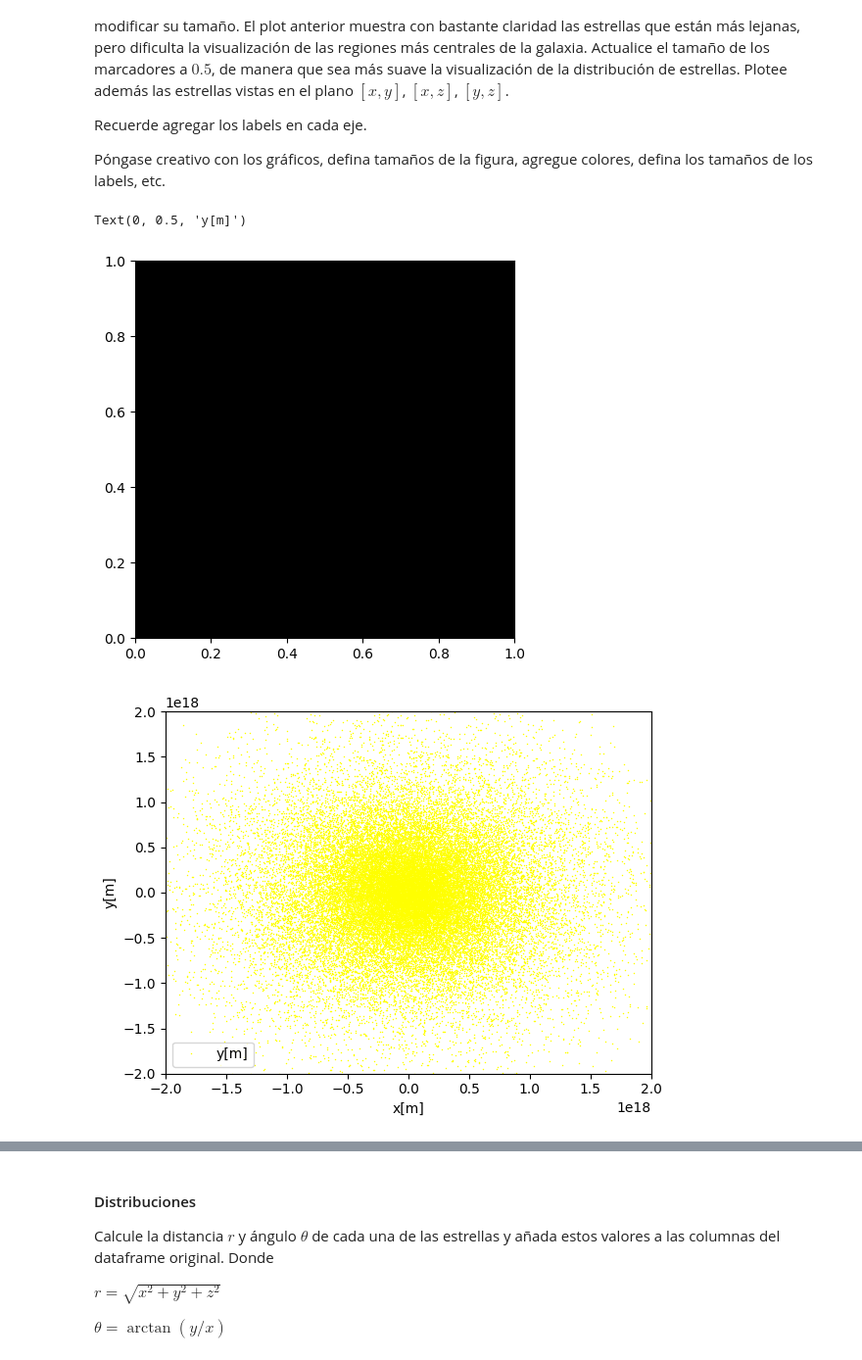
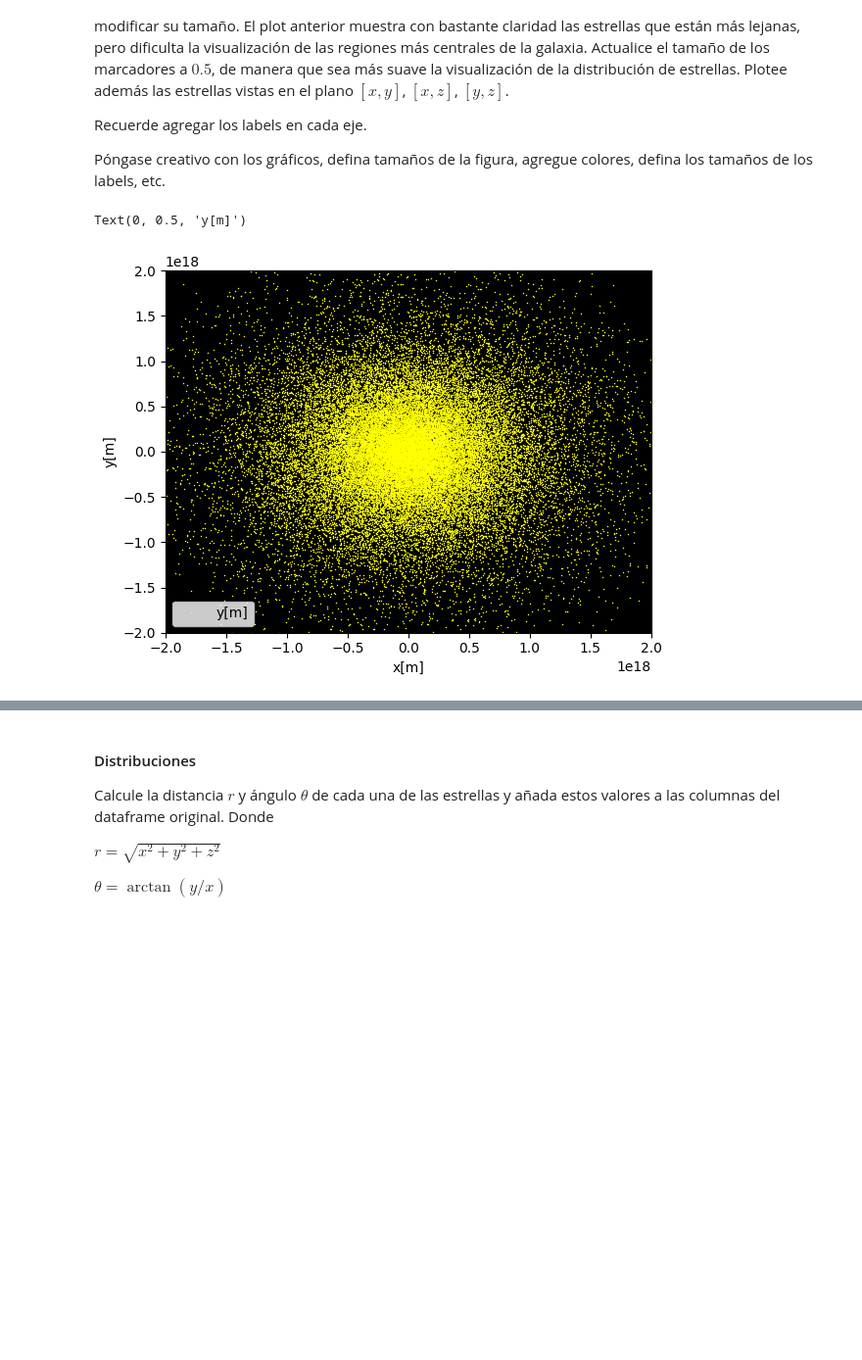
Before and after one commit to GARU0012/Tarea-1, a Jupyter notebook: Tarea_1.ipynb, the cells around one changed output, grey strips where cells are left out. Shown: that part at 98% size. Saved outputs shown, nothing was run; the diff lists cells and outputs as text; code cells hidden in the pictures; blank space fills up the shorter version.

```diff
--- a/Tarea_1.ipynb
+++ b/Tarea_1.ipynb
@@ -472,19 +472,15 @@ Recuerde agregar los labels en cada eje.
 Póngase creativo con los gráficos, defina tamaños de la figura, agregue colores, defina los tamaños de los labels, etc.
 # %%
 # Grafique vista en plano [x, y] aquí
-plt.figure(figsize=(5, 5))
-ax = plt.axes()
-ax.set_facecolor("black")
-df.plot(x="x[m]",y="y[m]", marker="*", linestyle="", markersize = 0.5, color = "yellow")
+ax = df.plot(x="x[m]", y="y[m]", marker="*", linestyle="", markersize = 0.5, color = "yellow")
+ax.set_facecolor('black')
 plt.xlim(-2e18, 2e18)
 plt.ylim(-2e18, 2e18)
 plt.xlabel("x[m]")
 plt.ylabel("y[m]")
-# NO SE PQ NO FUNCIONA XDDDD sorry quedan 4 mins, NO HAY TIEMPO PARA LA CREATIVIDAD :(
 # %% [output]
 Text(0, 0.5, 'y[m]')
-[figure, old version]
+[figure, new version]
-[figure, removed]
 # %%
 # Grafique vista en plano [x, z] aquí
 # QUE BACAN... se siente como si fuera real lol
```
Also changed, not shown: parts of 4 cells of this notebook.
